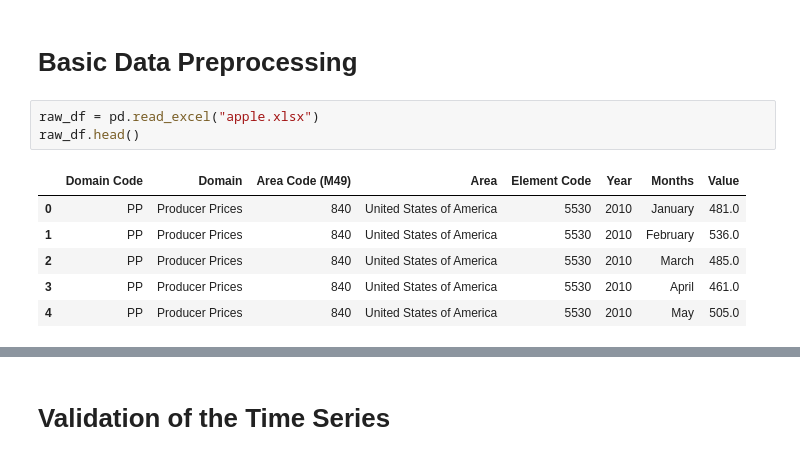
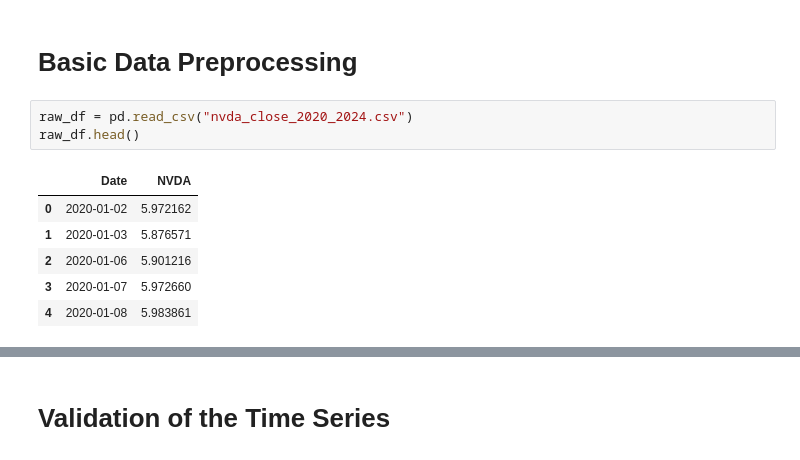
Before and after one commit to vincent-teh/TSA-proj, a Jupyter notebook: main.ipynb, the cells around one changed output, grey strips where cells are left out. Cells and saved outputs as stored; diff of their text form.

```diff
--- a/main.ipynb
+++ b/main.ipynb
@@ -8,14 +25,14 @@ from statsmodels.tsa.stattools import adfuller
 # %% [markdown]
 # Basic Data Preprocessing
 # %%
-raw_df = pd.read_excel("apple.xlsx")
+raw_df = pd.read_csv("nvda_close_2020_2024.csv")
 raw_df.head()
 # %% [output]
-|  | Domain Code | Domain | Area Code (M49) | Area | Element Code | Year | Months | Value |
-| 0 | PP | Producer Prices | 840 | United States of America | 5530 | 2010 | January | 481.0 |
-| 1 | PP | Producer Prices | 840 | United States of America | 5530 | 2010 | February | 536.0 |
-| 2 | PP | Producer Prices | 840 | United States of America | 5530 | 2010 | March | 485.0 |
-| 3 | PP | Producer Prices | 840 | United States of America | 5530 | 2010 | April | 461.0 |
-| 4 | PP | Producer Prices | 840 | United States of America | 5530 | 2010 | May | 505.0 |
+|  | Date | NVDA |
+| 0 | 2020-01-02 | 5.972162 |
+| 1 | 2020-01-03 | 5.876571 |
+| 2 | 2020-01-06 | 5.901216 |
+| 3 | 2020-01-07 | 5.972660 |
+| 4 | 2020-01-08 | 5.983861 |
 # %%
 # Retain only the necessary columns and rows
```
Also changed, not shown: parts of 24 cells of this notebook, 1 other file.
